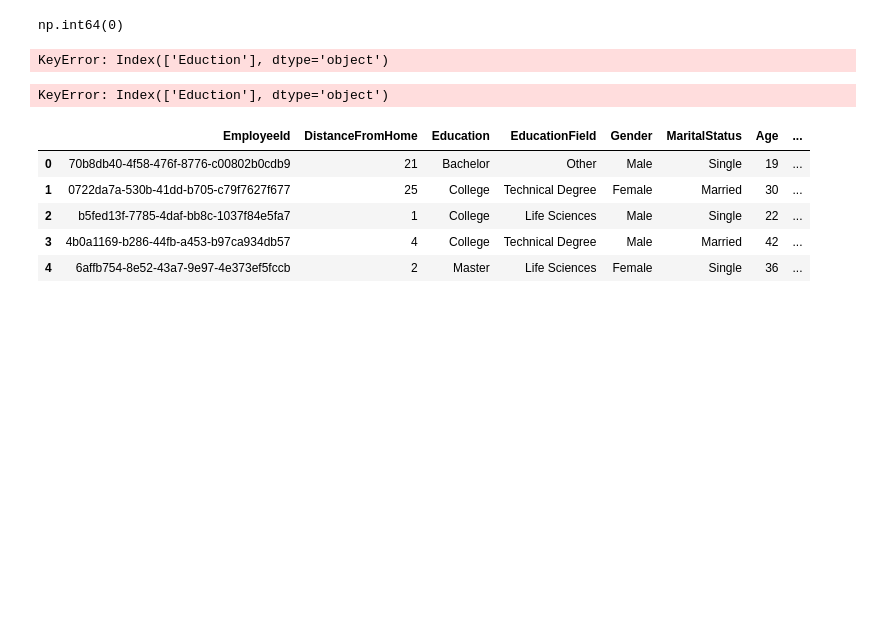
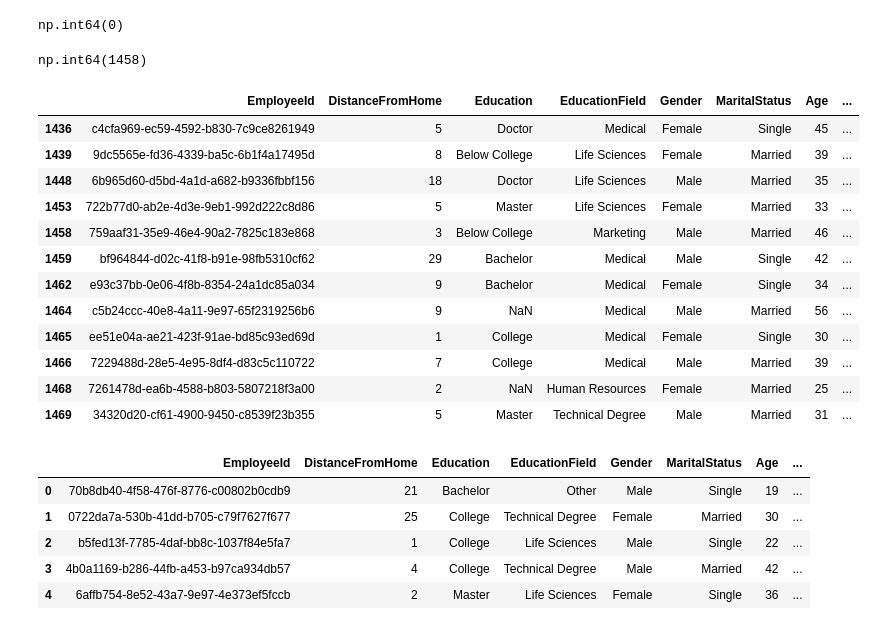
Before and after one commit to jgilsu11/Teoria, a Jupyter notebook: Modulo2/teoria/pandas propio.ipynb, the cells around one changed output. Drawn from its saved outputs; the diff is of its cells as text; code cells hidden in the pictures; blank space fills up the shorter version.

```diff
--- a/Modulo2/teoria/pandas propio.ipynb
+++ b/Modulo2/teoria/pandas propio.ipynb
@@ -168,13 +168,25 @@ df_ibm.duplicated(subset = "EmployeeId").sum()    #Esto es para comprobar duplic
 # %% [output]
 np.int64(0)
 # %%
-df_ibm.duplicated(subset = ["Eduction", "Gender"]).sum()  #Esto es para comprobar duplicados en una dos columnas
+df_ibm.duplicated(subset = ["Education", "Gender"]).sum()  #Esto es para comprobar duplicados en una dos columnas
 # %% [output]
-KeyError: Index(['Eduction'], dtype='object')
+np.int64(1458)
 # %%
-df_ibm.drop_duplicates(subset = ["Gender", "Eduction"], keep = "last")    #Esto es para eliminar los duplicados y el keep par PENDIENTE DE COMPLETAR
+df_ibm.drop_duplicates(subset = ["Gender", "Education"], keep = "last")    #Esto es para eliminar los duplicados y el keep es para que te devuelva los indices de lo q elimina
 # %% [output]
-KeyError: Index(['Eduction'], dtype='object')
+|  | EmployeeId | DistanceFromHome | Education | EducationField | Gender | MaritalStatus | Age | ... |
+| 1436 | c4cfa969-ec59-4592-b830-7c9ce8261949 | 5 | Doctor | Medical | Female | Single | 45 | ... |
+| 1439 | 9dc5565e-fd36-4339-ba5c-6b1f4a17495d | 8 | Below College | Life Sciences | Female | Married | 39 | ... |
+| 1448 | 6b965d60-d5bd-4a1d-a682-b9336fbbf156 | 18 | Doctor | Life Sciences | Male | Married | 35 | ... |
+| 1453 | 722b77d0-ab2e-4d3e-9eb1-992d222c8d86 | 5 | Master | Life Sciences | Female | Married | 33 | ... |
+| 1458 | 759aaf31-35e9-46e4-90a2-7825c183e868 | 3 | Below College | Marketing | Male | Married | 46 | ... |
+| 1459 | bf964844-d02c-41f8-b91e-98fb5310cf62 | 29 | Bachelor | Medical | Male | Single | 42 | ... |
+| 1462 | e93c37bb-0e06-4f8b-8354-24a1dc85a034 | 9 | Bachelor | Medical | Female | Single | 34 | ... |
+| 1464 | c5b24ccc-40e8-4a11-9e97-65f2319256b6 | 9 | NaN | Medical | Male | Married | 56 | ... |
+| 1465 | ee51e04a-ae21-423f-91ae-bd85c93ed69d | 1 | College | Medical | Female | Single | 30 | ... |
+| 1466 | 7229488d-28e5-4e95-8df4-d83c5c110722 | 7 | College | Medical | Male | Married | 39 | ... |
+| 1468 | 7261478d-ea6b-4588-b803-5807218f3a00 | 2 | NaN | Human Resources | Female | Married | 25 | ... |
+| 1469 | 34320d20-cf61-4900-9450-c8539f23b355 | 5 | Master | Technical Degree | Male | Married | 31 | ... |
 # %%
 df_sin_duplicados= df_ibm.drop_duplicates(keep= "last")       #Esto es para eliminar PENDIENTE DE COMPLETAR
 # %%
```
Also changed, not shown: parts of 18 cells of this notebook, 2 other files.
